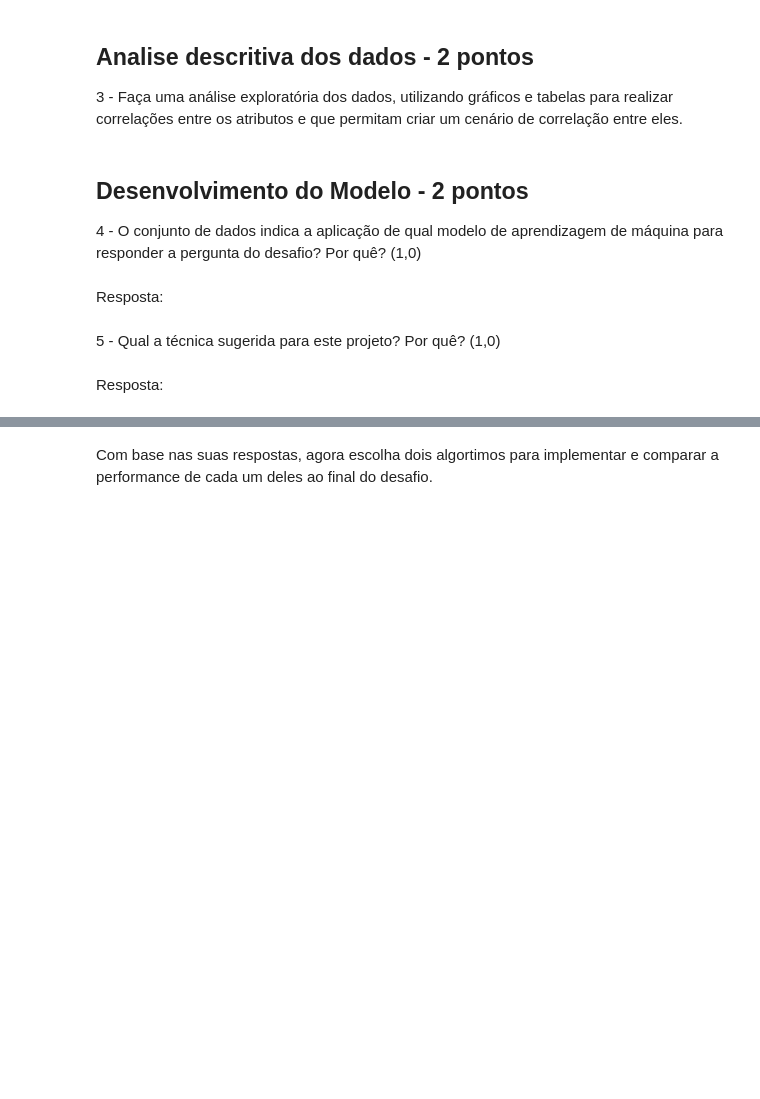
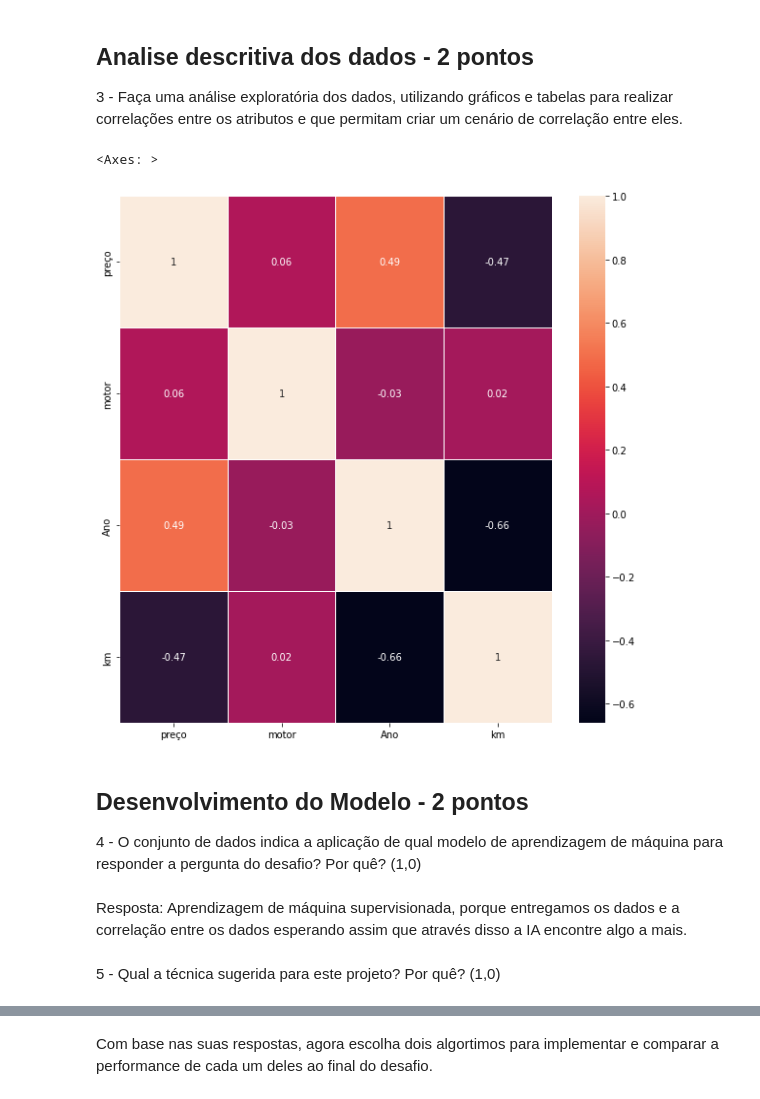
Before and after one commit to ClaudioYams/CP1-IOT, a Jupyter notebook: Checkpoint 01.ipynb, the cells around one changed output, grey strips where cells are left out. Drawn from its saved outputs; the diff is of its cells as text; code cells hidden in the pictures; blank space fills up the shorter version.

```diff
--- a/Checkpoint 01.ipynb
+++ b/Checkpoint 01.ipynb
@@ -88,10 +100,17 @@ SyntaxError: ignored
+# %%
+import seaborn as sns
+correlation_matrix = df.corr().round(2)
+
+fig, ax = plt.subplots(figsize=(10,10))
+sns.heatmap(data=correlation_matrix, annot=True, linewidths=.5, ax=ax)
+# %% [output]
+<Axes: >
+[figure, added]
 # %% [markdown]
 ## **Desenvolvimento do Modelo - 2 pontos**
 
 4 - O conjunto de dados indica a aplicação de qual modelo de aprendizagem de máquina para responder a pergunta do desafio? Por quê? (1,0)
-# %% [markdown]
-Resposta:
+# %% [markdown]
+Resposta:  Aprendizagem de máquina supervisionada, porque entregamos os dados e a correlação entre os dados esperando assim que através disso a IA encontre algo a mais.
 # %% [markdown]
 5 - Qual a técnica sugerida para este projeto? Por quê? (1,0)
-# %% [markdown]
-Resposta:
```
Also changed, not shown: parts of 12 cells of this notebook.
